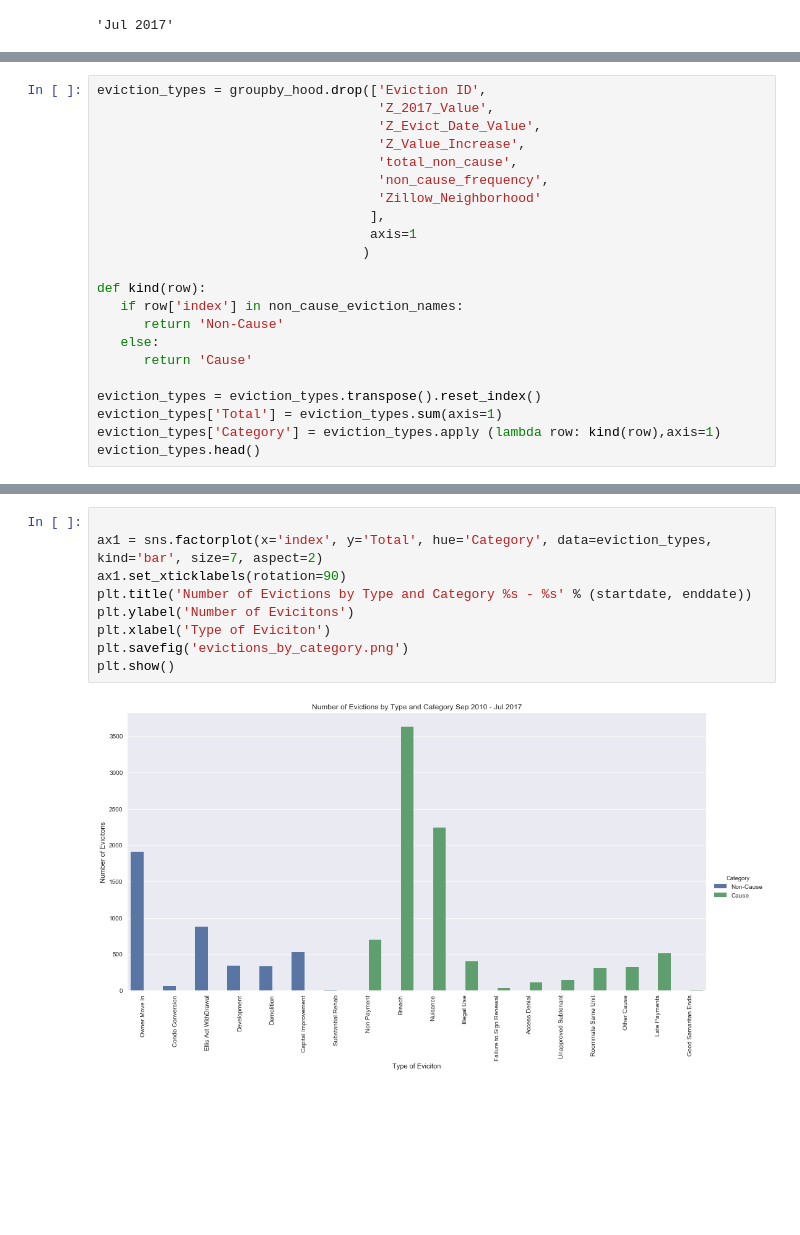
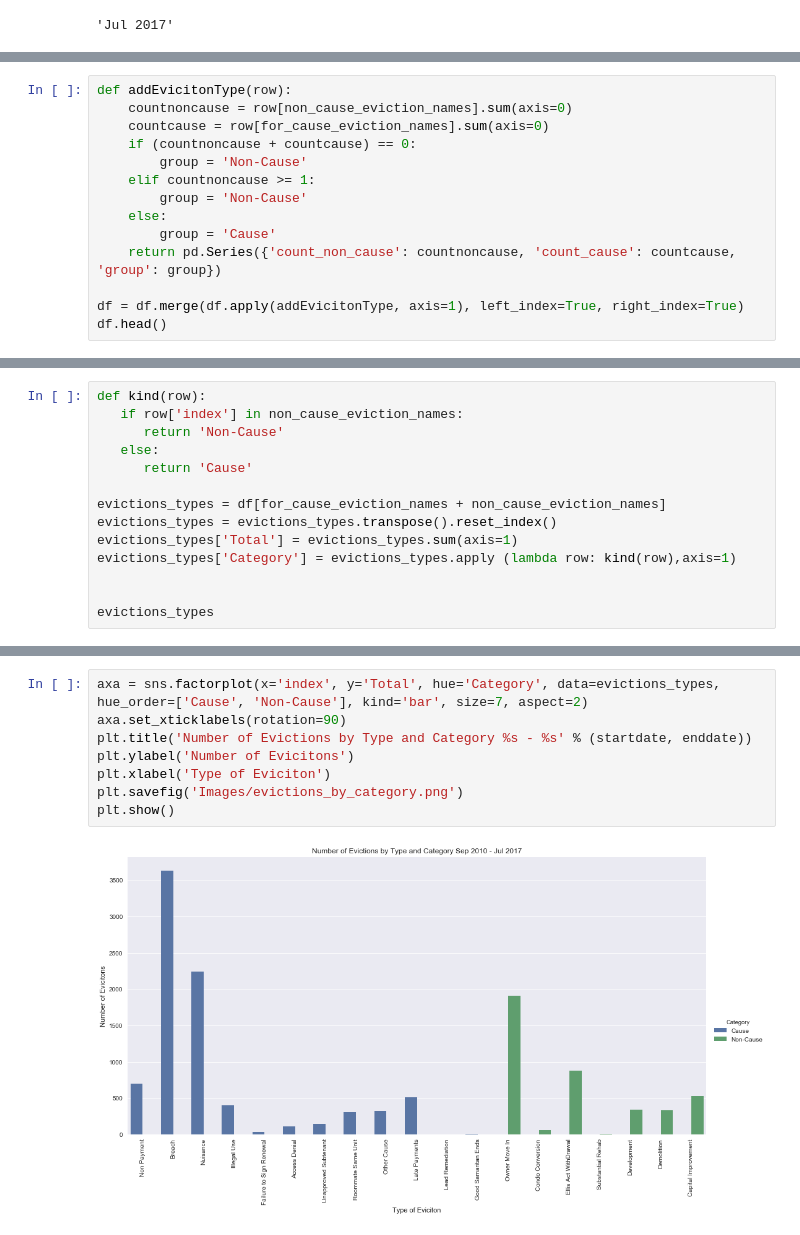
Before and after one commit to Jkremr/evictions-home-values, a Jupyter notebook: evictions-home-values.ipynb, the cells around one changed output, grey strips where cells are left out. Cells and saved outputs as stored; diff of their text form; blank space fills up the shorter version.

```diff
--- a/evictions-home-values.ipynb
+++ b/evictions-home-values.ipynb
@@ -69,3 +82,17 @@ non_cause_eviction_names = ['Owner Move In',
                             'Capital Improvement',
                             'Substantial Rehab'
                            ]
+# %%
+def addEvicitonType(row):
+    countnoncause = row[non_cause_eviction_names].sum(axis=0)
+    countcause = row[for_cause_eviction_names].sum(axis=0)
+    if (countnoncause + countcause) == 0:
+        group = 'Non-Cause'
+    elif countnoncause >= 1:
+        group = 'Non-Cause'
+    else:
+        group = 'Cause'
+    return pd.Series({'count_non_cause': countnoncause, 'count_cause': countcause, 'group': group})
+
+df = df.merge(df.apply(addEvicitonType, axis=1), left_index=True, right_index=True)
+df.head()
@@ -276,24 +314,16 @@ groupby_hood.head()
 # %%
-eviction_types = groupby_hood.drop(['Eviction ID',
-                                    'Z_2017_Value',
-                                    'Z_Evict_Date_Value',
-                                    'Z_Value_Increase',
-                                    'total_non_cause',
-                                    'non_cause_frequency',
-                                    'Zillow_Neighborhood'
-                                   ],
-                                   axis=1
-                                  )
-
 def kind(row):
    if row['index'] in non_cause_eviction_names:
       return 'Non-Cause'
    else:
       return 'Cause'
 
-eviction_types = eviction_types.transpose().reset_index()
-eviction_types['Total'] = eviction_types.sum(axis=1)
-eviction_types['Category'] = eviction_types.apply (lambda row: kind(row),axis=1)
-eviction_types.head()
+evictions_types = df[for_cause_eviction_names + non_cause_eviction_names]
+evictions_types = evictions_types.transpose().reset_index()
+evictions_types['Total'] = evictions_types.sum(axis=1)
+evictions_types['Category'] = evictions_types.apply (lambda row: kind(row),axis=1)
+
+
+evictions_types
 # %% [output]
 |  | index | 0 | 1 | 2 | 3 | 4 | 5 | 6 | 7 | 8 | ... | ... |
@@ -306,11 +347,10 @@ eviction_types.head()
 # %%
-
-ax1 = sns.factorplot(x='index', y='Total', hue='Category', data=eviction_types, kind='bar', size=7, aspect=2)
-ax1.set_xticklabels(rotation=90)
+axa = sns.factorplot(x='index', y='Total', hue='Category', data=evictions_types, hue_order=['Cause', 'Non-Cause'], kind='bar', size=7, aspect=2)
+axa.set_xticklabels(rotation=90)
 plt.title('Number of Evictions by Type and Category %s - %s' % (startdate, enddate))
 plt.ylabel('Number of Evicitons')
 plt.xlabel('Type of Eviciton')
-plt.savefig('evictions_by_category.png')
+plt.savefig('Images/evictions_by_category.png')
 plt.show()
 # %% [output]
-[figure, old version]
+[figure, new version]
```
Also changed, not shown: parts of 15 cells of this notebook, 6 other files.
